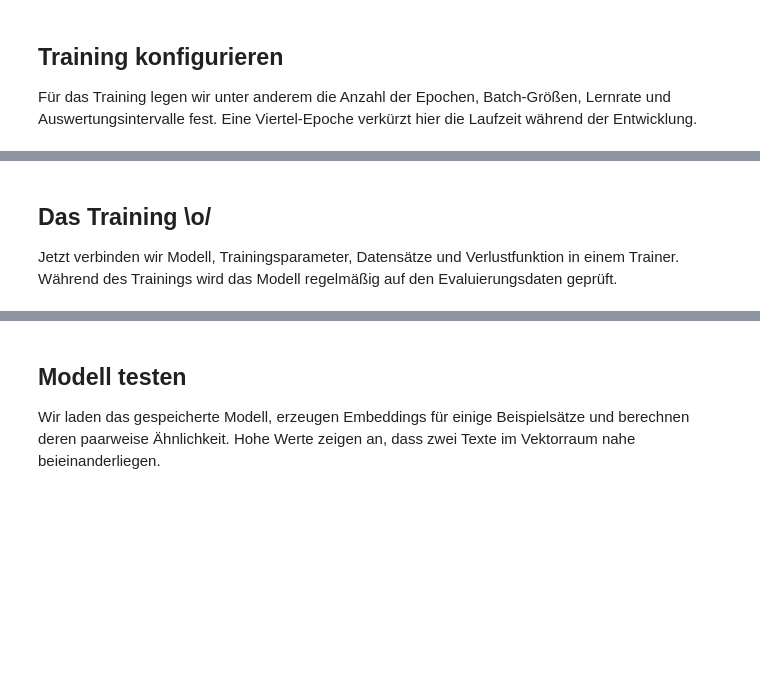
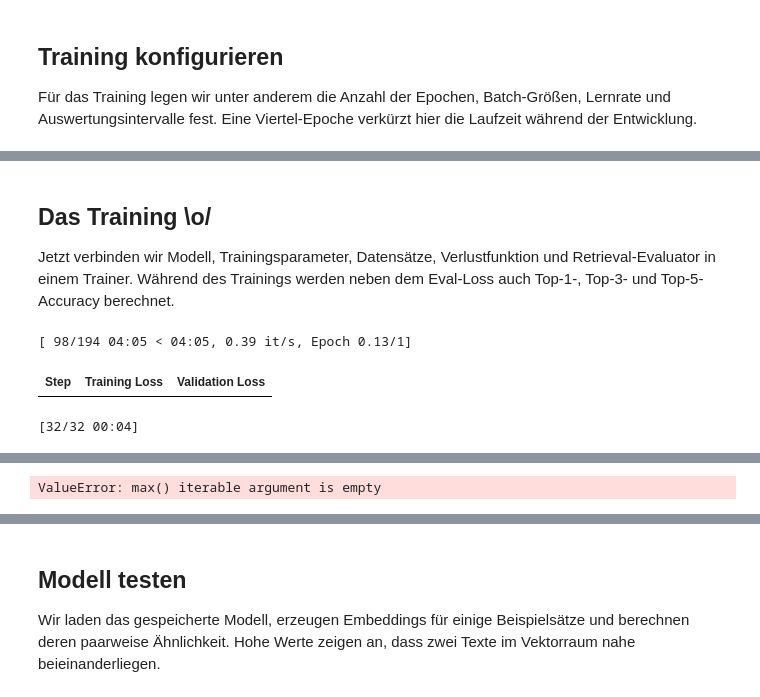
Before and after one commit to oliverguhr/workshop-ki-deepdive, a Jupyter notebook: 7_train_document_similarity.ipynb, the cells around one changed output, grey strips where cells are left out. Saved outputs shown, nothing was run; the diff lists cells and outputs as text; code cells hidden in the pictures; blank space fills up the shorter version.

```diff
--- a/7_train_document_similarity.ipynb
+++ b/7_train_document_similarity.ipynb
@@ -97,11 +135,48 @@ eval_dataset: Dataset = dataset_dict["test"]
+# %%
+from collections import defaultdict
+from sentence_transformers.sentence_transformer.evaluation import InformationRetrievalEvaluator
+
+# Retrieval-Daten für Top-k-Accuracy vorbereiten
+eval_queries = {
+    str(index): query
+    for index, query in enumerate(eval_dataset["query"])
+}
+eval_corpus = {
+    str(index): answer
+    for index, answer in enumerate(eval_dataset["answer"])
+}
+
+answer_to_corpus_ids = defaultdict(set)
+for corpus_id, answer in eval_corpus.items():
+    answer_to_corpus_ids[answer].add(corpus_id)
+
+eval_relevant_docs = {
+    query_id: answer_to_corpus_ids[eval_corpus[query_id]]
+    for query_id in eval_queries
+}
+
+retrieval_evaluator = InformationRetrievalEvaluator(
+    queries=eval_queries,
+    corpus=eval_corpus,
+    relevant_docs=eval_relevant_docs,
+    name="nq-german",
+    accuracy_at_k=[1, 3, 5],
+    mrr_at_k=[5],
+    ndcg_at_k=[5],
+    precision_recall_at_k=[5],
+    map_at_k=[5],
+    query_prompt=query_prompt if use_prompts else None,
+    corpus_prompt=corpus_prompt if use_prompts else None,
+    batch_size=64,
+)
 # %% [markdown]
 ## Verlustfunktion auswählen
 
 `CachedMultipleNegativesRankingLoss` vergleicht passende Frage-Antwort-Paare mit den übrigen Beispielen eines Batches. Das Caching erlaubt dabei eine größere effektive Batch-Größe bei begrenztem GPU-Speicher.
 # %%
 # 4. Verlustfunktion definieren
-loss = CachedMultipleNegativesRankingLoss(model, mini_batch_size=16)
-#loss = MultipleNegativesRankingLoss(model) # <- funktioniert auch mit MPS (Apple Silicon)
+#loss = CachedMultipleNegativesRankingLoss(model, mini_batch_size=16)
+loss = MultipleNegativesRankingLoss(model) # <- funktioniert auch mit MPS (Apple Silicon)
 # %% [markdown]
 ## Training konfigurieren
 
@@ -131,7 +206,7 @@ args = SentenceTransformerTrainingArguments(
     batch_sampler=BatchSamplers.NO_DUPLICATES,  # Die Verlustfunktion profitiert von Batches ohne Duplikate
     # Optionale Parameter für Protokollierung und Debugging:
     eval_strategy="steps",
-    eval_steps=0.5,
+    eval_steps=0.1,
     save_strategy="steps",
     save_steps=0.5,
     save_total_limit=2,
@@ -144,15 +221,19 @@ args = SentenceTransformerTrainingArguments(
 # %% [markdown]
 ## Das Training \o/
 
-Jetzt verbinden wir Modell, Trainingsparameter, Datensätze und Verlustfunktion in einem Trainer. Während des Trainings wird das Modell regelmäßig auf den Evaluierungsdaten geprüft.
+Jetzt verbinden wir Modell, Trainingsparameter, Datensätze, Verlustfunktion und Retrieval-Evaluator in einem Trainer. Während des Trainings werden neben dem Eval-Loss auch Top-1-, Top-3- und Top-5-Accuracy berechnet.
 # %%
 # 6. Trainer erstellen und Training starten
 trainer = SentenceTransformerTrainer(
     model=model,
     args=args,
     train_dataset=train_dataset,
     eval_dataset=eval_dataset,
     loss=loss,
-    #evaluator=dev_evaluator,
+    evaluator=retrieval_evaluator,
 )
 trainer.train()
+# %% [output]
+[ 98/194 04:05 < 04:05, 0.39 it/s, Epoch 0.13/1]
+| Step | Training Loss | Validation Loss |
+[32/32 00:04]
@@ -159,3 +241,4 @@ trainer.train()
+ValueError: max() iterable argument is empty
 # %%
 # 7. Trainiertes Modell speichern
 model.save_pretrained(f"models/{run_name}/final")
```
Also changed, not shown: parts of 7 cells of this notebook.
